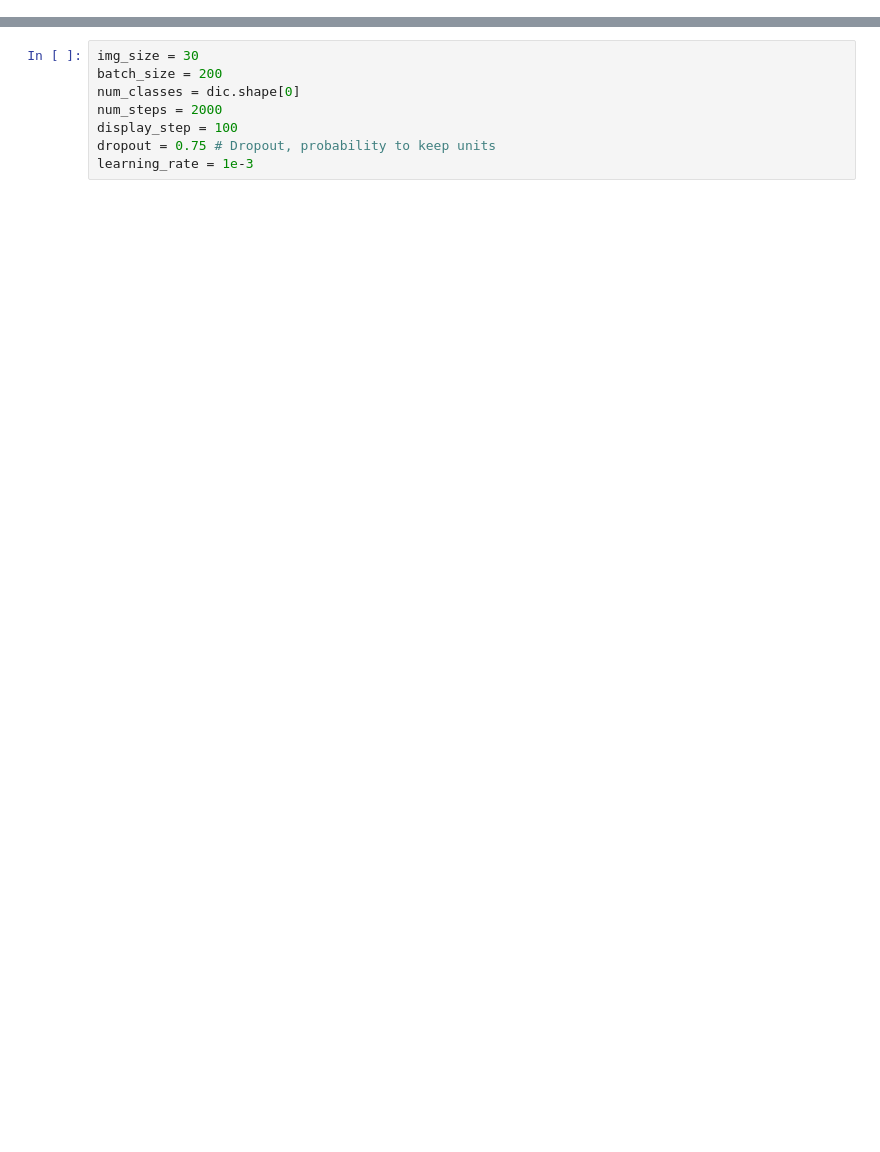
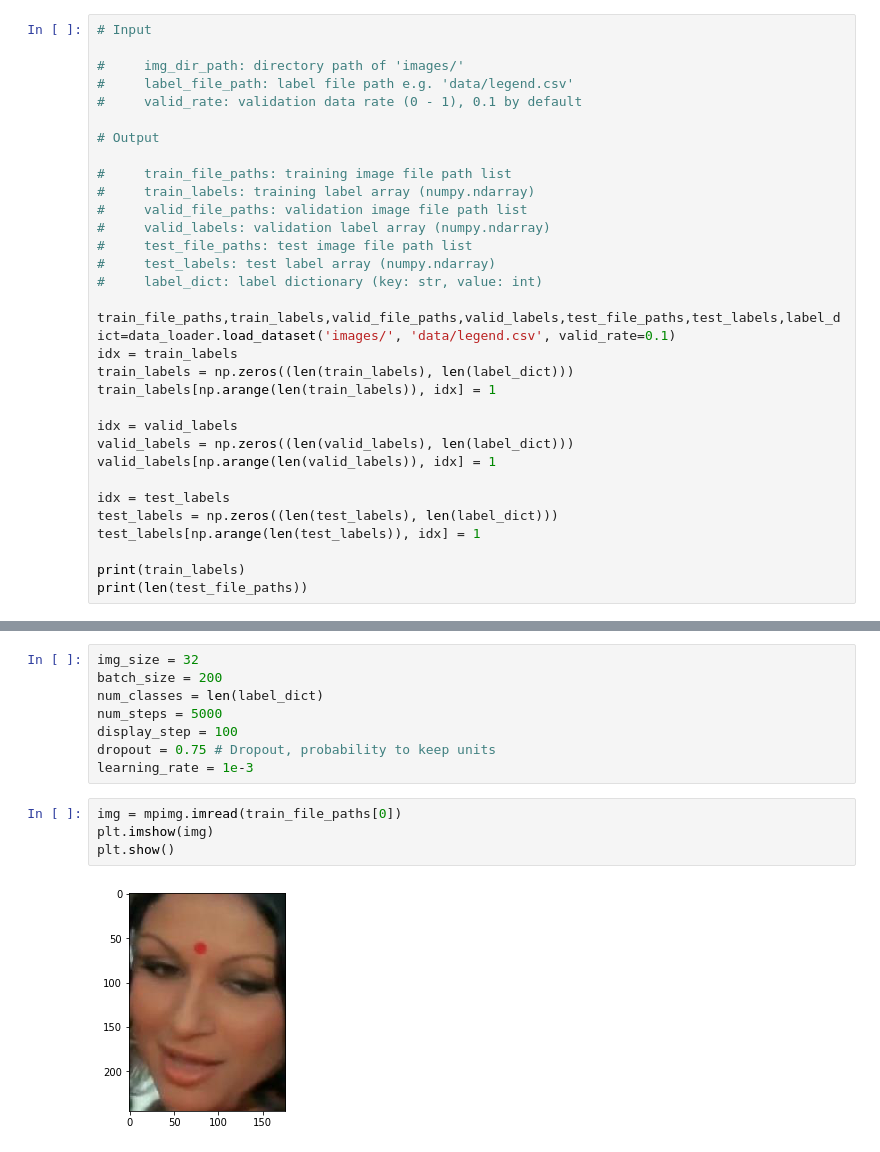
Before and after one commit to cyy12345/CS273_Project, a Jupyter notebook: Main.ipynb, the cells around one changed output, grey strips where cells are left out. Drawn from its saved outputs; the diff is of its cells as text; blank space fills up the shorter version.

```diff
--- a/Main.ipynb
+++ b/Main.ipynb
@@ -27,0 +15,32 @@ plt.show()
+# %%
+# Input
+
+#     img_dir_path: directory path of 'images/'
+#     label_file_path: label file path e.g. 'data/legend.csv'
+#     valid_rate: validation data rate (0 - 1), 0.1 by default
+
+# Output
+
+#     train_file_paths: training image file path list
+#     train_labels: training label array (numpy.ndarray)
+#     valid_file_paths: validation image file path list
+#     valid_labels: validation label array (numpy.ndarray)
+#     test_file_paths: test image file path list
+#     test_labels: test label array (numpy.ndarray)
+#     label_dict: label dictionary (key: str, value: int)
+
+train_file_paths,train_labels,valid_file_paths,valid_labels,test_file_paths,test_labels,label_dict=data_loader.load_dataset('images/', 'data/legend.csv', valid_rate=0.1)
+idx = train_labels
+train_labels = np.zeros((len(train_labels), len(label_dict)))
+train_labels[np.arange(len(train_labels)), idx] = 1
+
+idx = valid_labels
+valid_labels = np.zeros((len(valid_labels), len(label_dict)))
+valid_labels[np.arange(len(valid_labels)), idx] = 1
+
+idx = test_labels
+test_labels = np.zeros((len(test_labels), len(label_dict)))
+test_labels[np.arange(len(test_labels)), idx] = 1
+
+print(train_labels)
+print(len(test_file_paths))
@@ -28,11 +56,17 @@ plt.show()
 # %%
-img_size = 30
+img_size = 32
 batch_size = 200
-num_classes = dic.shape[0]
-num_steps = 2000
+num_classes = len(label_dict)
+num_steps = 5000
 display_step = 100
 dropout = 0.75 # Dropout, probability to keep units
 learning_rate = 1e-3
+# %%
+img = mpimg.imread(train_file_paths[0])
+plt.imshow(img)
+plt.show()
+# %% [output]
+[figure, added]
 # %%
 def preprocessing(filename, label):
     image_string = tf.read_file(filename)
```
Also changed, not shown: parts of 10 cells of this notebook, 1 other file.
